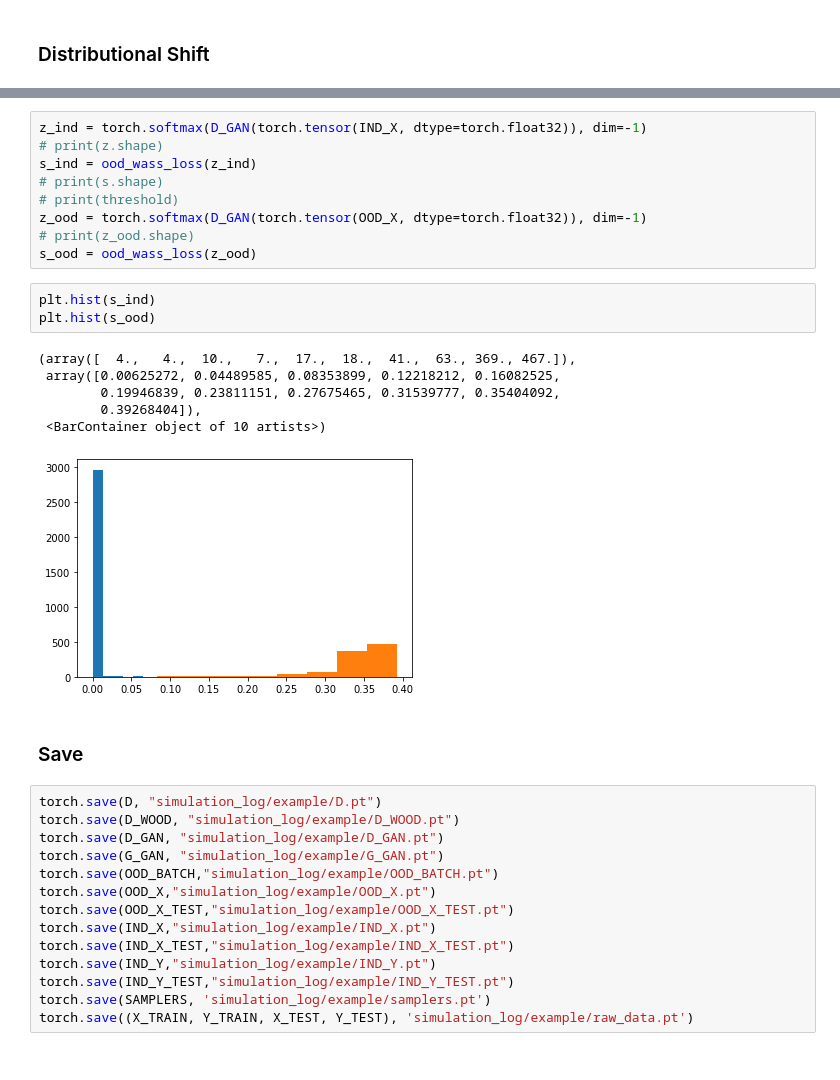
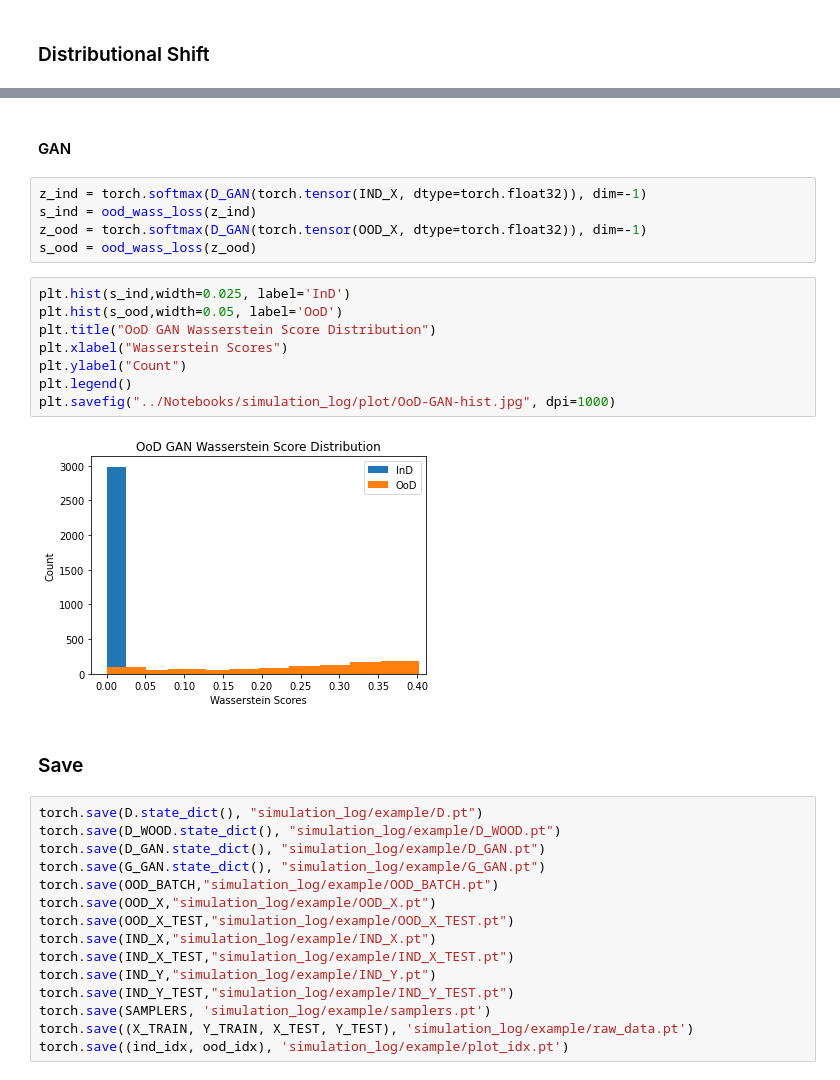
Before and after one commit to Xiaoyang-Song/Out-of-Distribution-GANs, a Jupyter notebook: Notebooks/simulation.ipynb, the cells around one changed output, grey strips where cells are left out. Cells and saved outputs as stored; diff of their text form.

```diff
--- a/Notebooks/simulation.ipynb
+++ b/Notebooks/simulation.ipynb
@@ -257,29 +235,27 @@ plt.hist(s_ood)
+# %% [markdown]
+#### GAN
 # %%
 z_ind = torch.softmax(D_GAN(torch.tensor(IND_X, dtype=torch.float32)), dim=-1)
-# print(z.shape)
 s_ind = ood_wass_loss(z_ind)
-# print(s.shape)
-# print(threshold)
 z_ood = torch.softmax(D_GAN(torch.tensor(OOD_X, dtype=torch.float32)), dim=-1)
-# print(z_ood.shape)
 s_ood = ood_wass_loss(z_ood)
-# %%
-plt.hist(s_ind)
-plt.hist(s_ood)
-# %% [output]
-(array([  4.,   4.,  10.,   7.,  17.,  18.,  41.,  63., 369., 467.]),
- array([0.00625272, 0.04489585, 0.08353899, 0.12218212, 0.16082525,
-        0.19946839, 0.23811151, 0.27675465, 0.31539777, 0.35404092,
-        0.39268404]),
- <BarContainer object of 10 artists>)
-[figure, removed]
+# %%
+plt.hist(s_ind,width=0.025, label='InD')
+plt.hist(s_ood,width=0.05, label='OoD')
+plt.title("OoD GAN Wasserstein Score Distribution")
+plt.xlabel("Wasserstein Scores")
+plt.ylabel("Count")
+plt.legend()
+plt.savefig("../Notebooks/simulation_log/plot/OoD-GAN-hist.jpg", dpi=1000)
+# %% [output]
+[figure, added]
 # %% [markdown]
 ### Save
 # %%
-torch.save(D, "simulation_log/example/D.pt")
-torch.save(D_WOOD, "simulation_log/example/D_WOOD.pt")
-torch.save(D_GAN, "simulation_log/example/D_GAN.pt")
-torch.save(G_GAN, "simulation_log/example/G_GAN.pt")
+torch.save(D.state_dict(), "simulation_log/example/D.pt")
+torch.save(D_WOOD.state_dict(), "simulation_log/example/D_WOOD.pt")
+torch.save(D_GAN.state_dict(), "simulation_log/example/D_GAN.pt")
+torch.save(G_GAN.state_dict(), "simulation_log/example/G_GAN.pt")
 torch.save(OOD_BATCH,"simulation_log/example/OOD_BATCH.pt")
 torch.save(OOD_X,"simulation_log/example/OOD_X.pt")
 torch.save(OOD_X_TEST,"simulation_log/example/OOD_X_TEST.pt")
@@ -289,3 +265,4 @@ torch.save(IND_Y,"simulation_log/example/IND_Y.pt")
 torch.save(IND_Y_TEST,"simulation_log/example/IND_Y_TEST.pt")
 torch.save(SAMPLERS, 'simulation_log/example/samplers.pt')
 torch.save((X_TRAIN, Y_TRAIN, X_TEST, Y_TEST), 'simulation_log/example/raw_data.pt')
+torch.save((ind_idx, ood_idx), 'simulation_log/example/plot_idx.pt')
```
Also changed, not shown: parts of 18 cells of this notebook, 12 other files.
